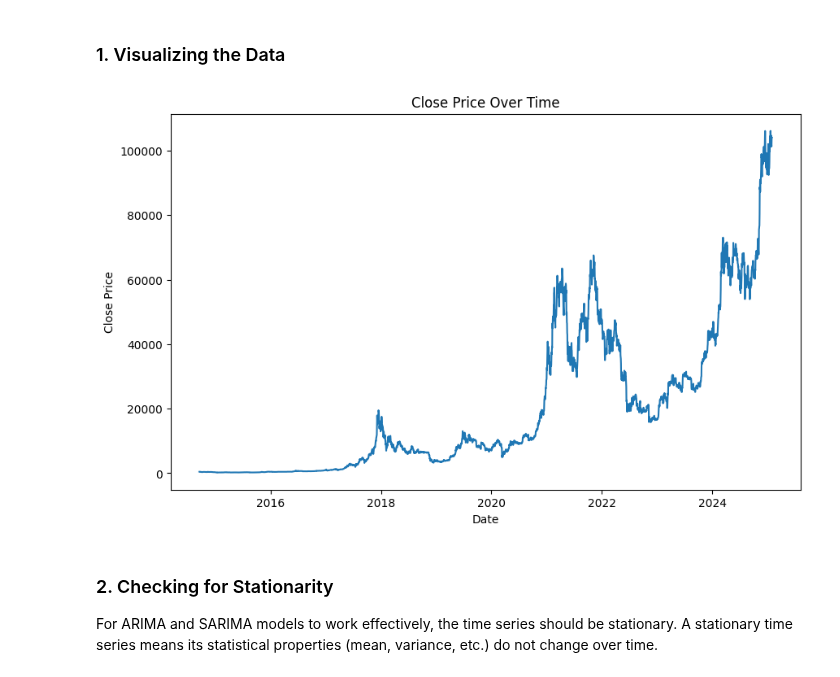
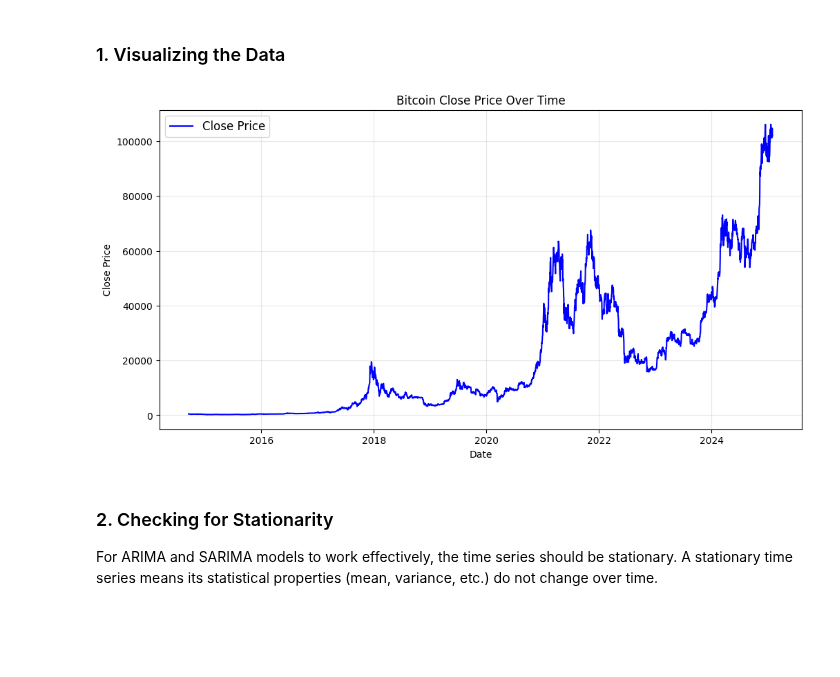
Before and after one commit to bonareri/Cryptocurrency-Price-Prediction-, a Jupyter notebook: data_collection_preprocessing.ipynb, the cells around one changed output. Saved outputs shown, nothing was run; the diff lists cells and outputs as text; code cells hidden in the pictures; blank space fills up the shorter version.

```diff
--- a/data_collection_preprocessing.ipynb
+++ b/data_collection_preprocessing.ipynb
@@ -148,15 +148,17 @@ Date
 # %% [markdown]
 ### 1. Visualizing the Data
 # %%
-# Visualize the data to check for trends or seasonality
-plt.figure(figsize=(10, 6))
-plt.plot(close_price)
-plt.title("Close Price Over Time")
-plt.xlabel("Date")
-plt.ylabel("Close Price")
+# Plotting the 'Close' price of Bitcoin
+plt.figure(figsize=(12, 6))
+plt.plot(df.index, df['Close'], label='Close Price', color='blue')
+plt.title('Bitcoin Close Price Over Time')
+plt.xlabel('Date')
+plt.ylabel('Close Price')
+plt.grid(alpha=0.3)
+plt.legend(fontsize=12)
 plt.show()
 # %% [output]
-[figure, old version]
+[figure, new version]
 # %% [markdown]
 ### 2. Checking for Stationarity
 
```
Also changed, not shown: parts of 12 cells of this notebook.
